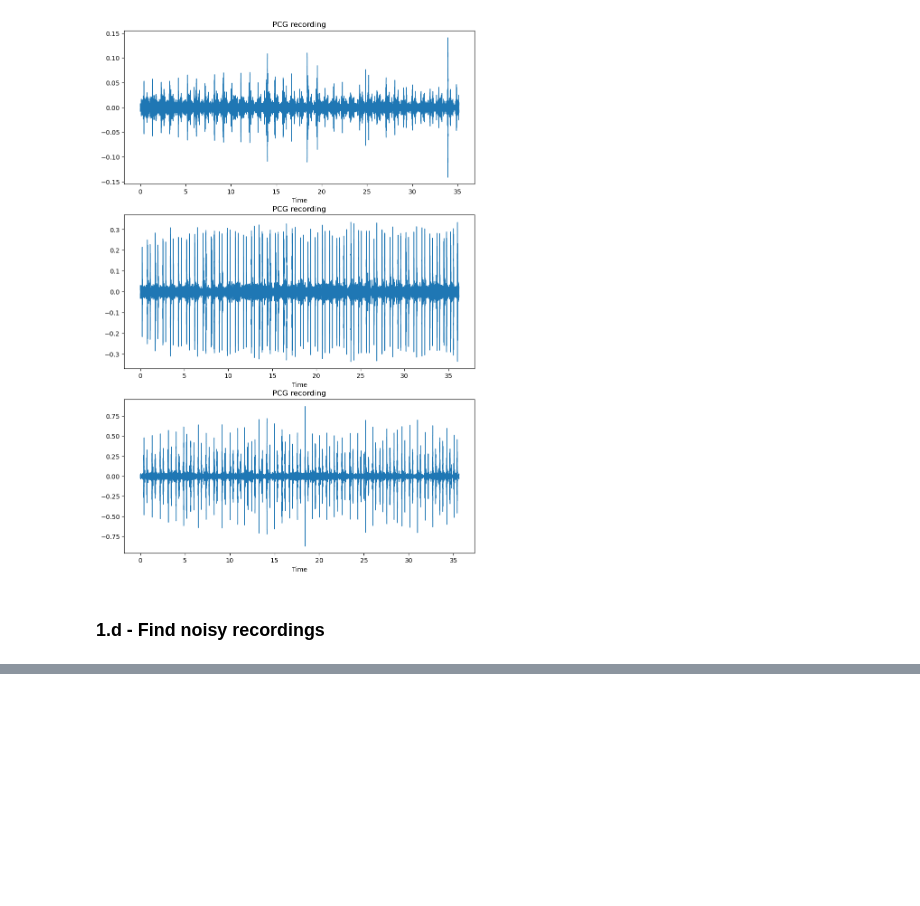
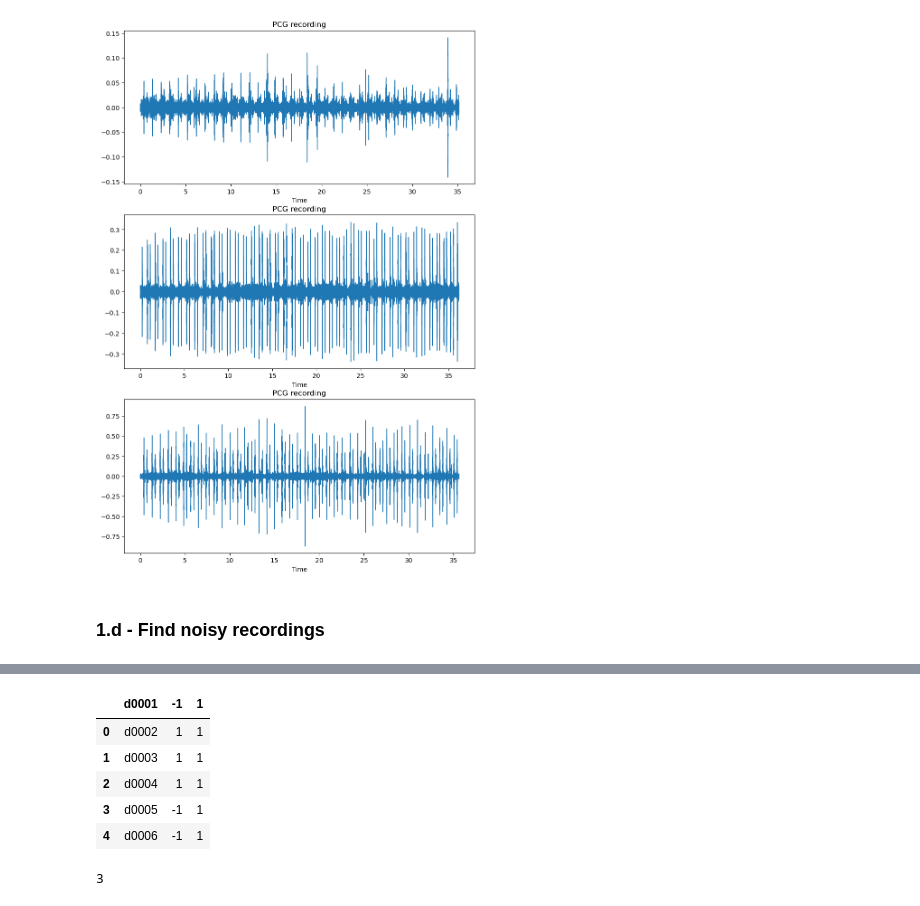
Before and after one commit to Rice-MECE-Capstone-Projects/Heart---Spring-2025, a Jupyter notebook: emmanuel-zerefa/physionet-exploration.ipynb, the cells around one changed output, grey strips where cells are left out. Drawn from its saved outputs; the diff is of its cells as text; code cells hidden in the pictures; blank space fills up the shorter version.

```diff
--- a/emmanuel-zerefa/physionet-exploration.ipynb
+++ b/emmanuel-zerefa/physionet-exploration.ipynb
@@ -302,0 +339,14 @@ noise_data_present.loc[(noise_data_present[respiration_str]>3)
+# %%
+training_d_sqi_data.head(5)
+# %% [output]
+|  | d0001 | -1 | 1 |
+| 0 | d0002 | 1 | 1 |
+| 1 | d0003 | 1 | 1 |
+| 2 | d0004 | 1 | 1 |
+| 3 | d0005 | -1 | 1 |
+| 4 | d0006 | -1 | 1 |
+# %%
+d_low_quality = np.sum(training_d_sqi_data['1']<1)
+d_low_quality
+# %% [output]
+3
```
Also changed, not shown: parts of 17 cells of this notebook, 1 other file.
